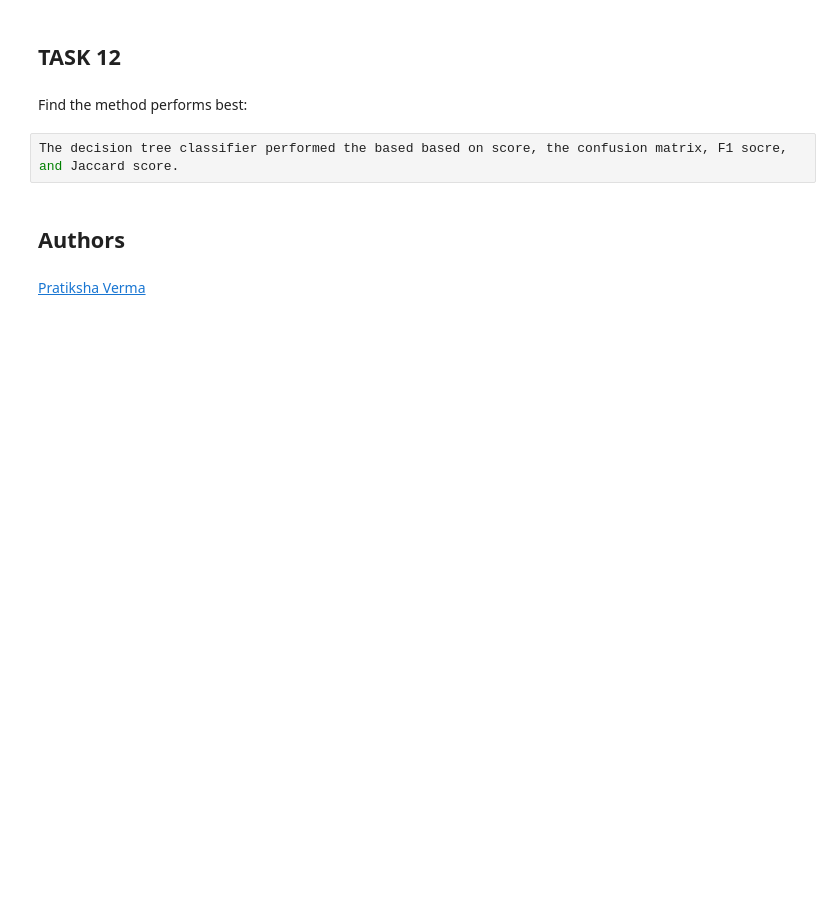
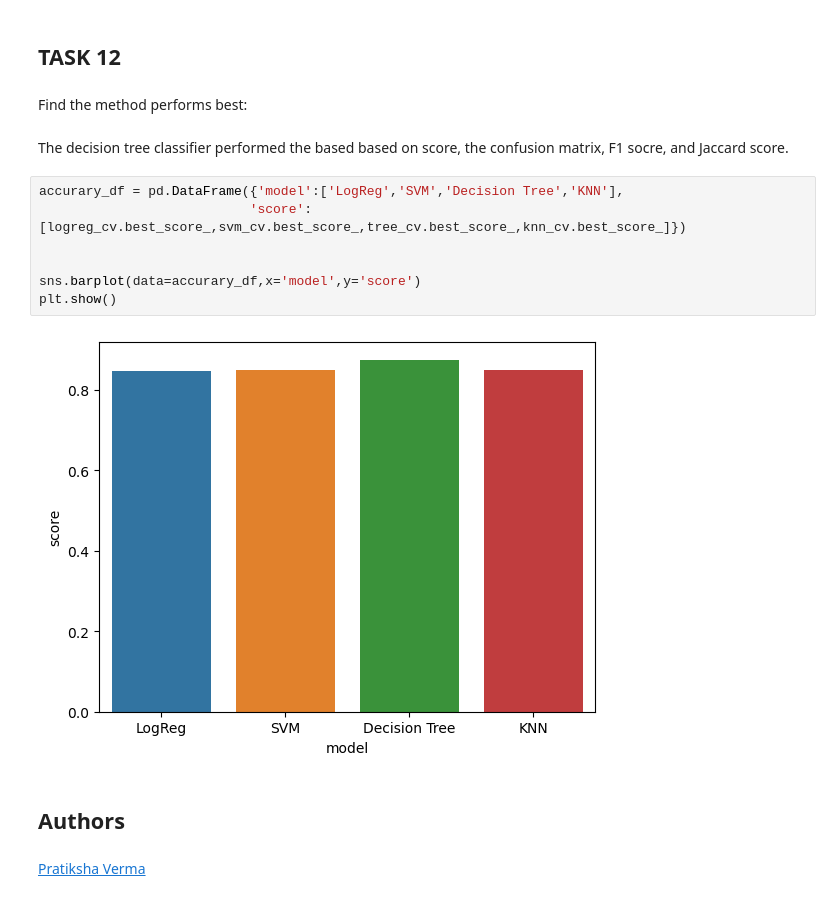
Before and after one commit to jlitman/DataScienceCapstone, a Jupyter notebook: SpaceX_Machine_Learning_Prediction.ipynb, the cells around one changed output. Drawn from its saved outputs; the diff is of its cells as text; blank space fills up the shorter version.

Commit message:
Add bar chart showing model accuracy.

```diff
--- a/SpaceX_Machine_Learning_Prediction.ipynb
+++ b/SpaceX_Machine_Learning_Prediction.ipynb
@@ -341,8 +341,17 @@ KNN jaccard score: 0.8.
 ## TASK  12
 # %% [markdown]
 Find the method performs best:
-# %%
-The decision tree classifier performed the based based on score, the confusion matrix, F1 socre, and Jaccard score.
+# %% [markdown]
+The decision tree classifier performed the based based on score, the confusion matrix, F1 socre, and Jaccard score.
+# %%
+accurary_df = pd.DataFrame({'model':['LogReg','SVM','Decision Tree','KNN'],
+                           'score':[logreg_cv.best_score_,svm_cv.best_score_,tree_cv.best_score_,knn_cv.best_score_]})
+
+
+sns.barplot(data=accurary_df,x='model',y='score')
+plt.show()
+# %% [output]
+[figure, added]
 # %% [markdown]
 ## Authors
 # %% [markdown]
```
Also changed, not shown: parts of 3 cells of this notebook.
